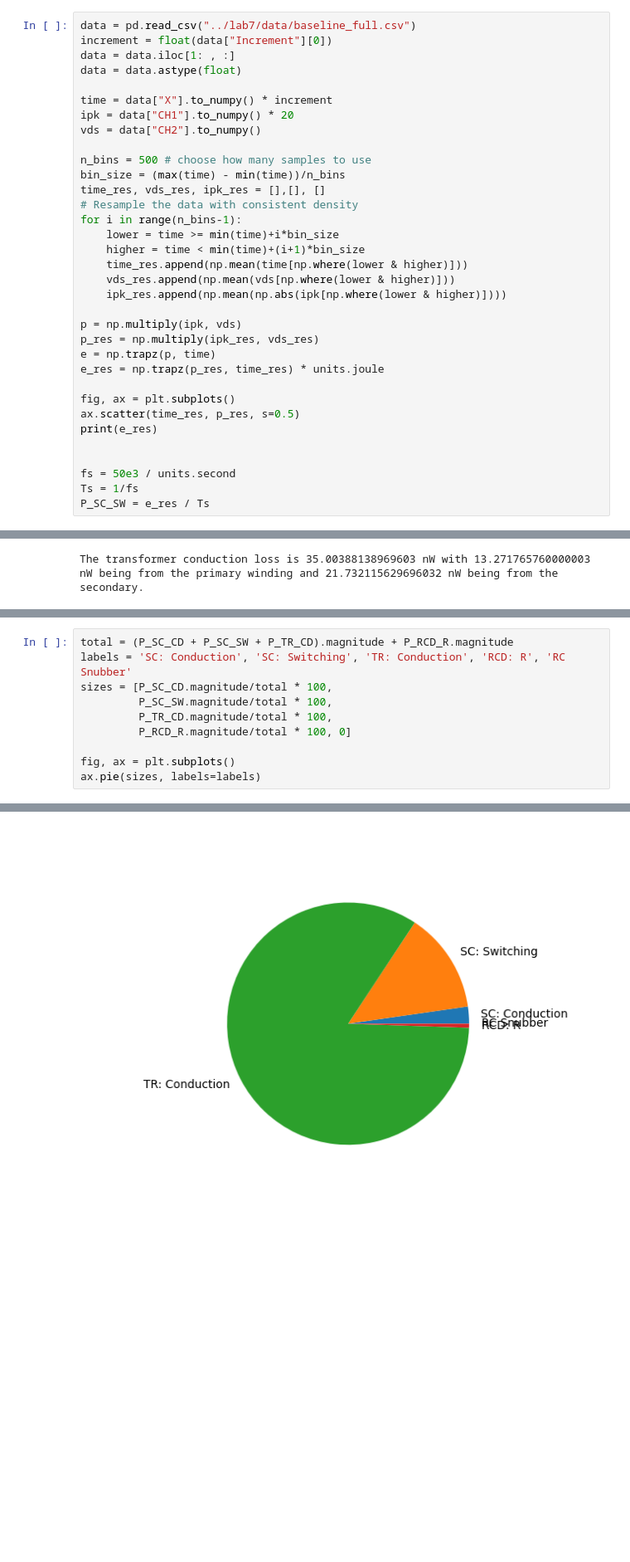
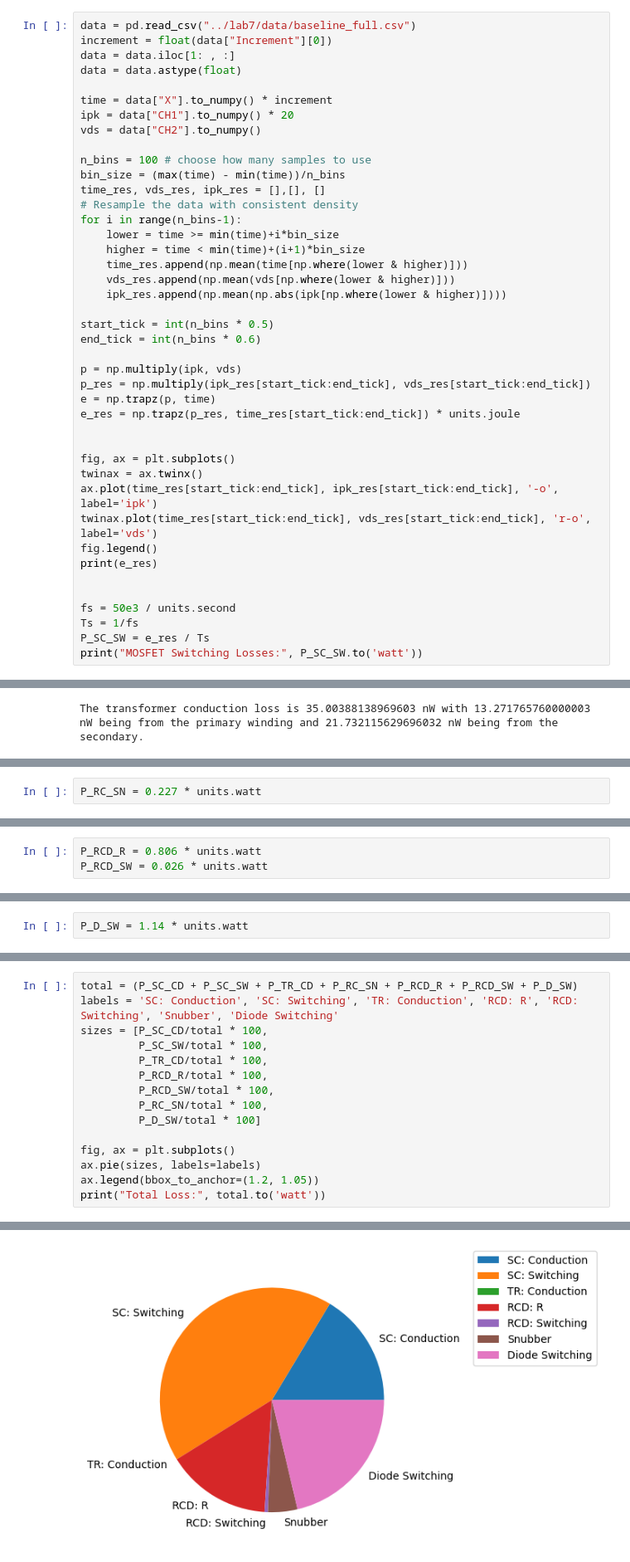
Before and after one commit to lila-smith/power-electronics-spring-2024, a Jupyter notebook: lab8/prelab8.ipynb, the cells around one changed output, grey strips where cells are left out. Shown at 83% size. Cells and saved outputs as stored; diff of their text form; blank space fills up the shorter version.

```diff
--- a/lab8/prelab8.ipynb
+++ b/lab8/prelab8.ipynb
@@ -54,7 +54,7 @@ time = data["X"].to_numpy() * increment
 ipk = data["CH1"].to_numpy() * 20
 vds = data["CH2"].to_numpy()
 
-n_bins = 500 # choose how many samples to use
+n_bins = 100 # choose how many samples to use
 bin_size = (max(time) - min(time))/n_bins
 time_res, vds_res, ipk_res = [],[], []
 # Resample the data with consistent density
@@ -65,17 +65,25 @@ for i in range(n_bins-1):
     vds_res.append(np.mean(vds[np.where(lower & higher)]))
     ipk_res.append(np.mean(np.abs(ipk[np.where(lower & higher)])))
 
+start_tick = int(n_bins * 0.5)
+end_tick = int(n_bins * 0.6)
+
 p = np.multiply(ipk, vds)
-p_res = np.multiply(ipk_res, vds_res)
+p_res = np.multiply(ipk_res[start_tick:end_tick], vds_res[start_tick:end_tick])
 e = np.trapz(p, time)
-e_res = np.trapz(p_res, time_res) * units.joule
+e_res = np.trapz(p_res, time_res[start_tick:end_tick]) * units.joule
+
 
 fig, ax = plt.subplots()
-ax.scatter(time_res, p_res, s=0.5)
+twinax = ax.twinx()
+ax.plot(time_res[start_tick:end_tick], ipk_res[start_tick:end_tick], '-o', label='ipk')
+twinax.plot(time_res[start_tick:end_tick], vds_res[start_tick:end_tick], 'r-o', label='vds')
+fig.legend()
 print(e_res)
 
 
 fs = 50e3 / units.second
 Ts = 1/fs
 P_SC_SW = e_res / Ts
+print("MOSFET Switching Losses:", P_SC_SW.to('watt'))
 # %% [output]
@@ -134,0 +124,2 @@ print(test.to_base_units())
+# %%
+P_RC_SN = 0.227 * units.watt
@@ -134,0 +130,3 @@ print(test.to_base_units())
+# %%
+P_RCD_R = 0.806 * units.watt
+P_RCD_SW = 0.026 * units.watt
@@ -134,0 +136,2 @@ print(test.to_base_units())
+# %%
+P_D_SW = 1.14 * units.watt
@@ -135,11 +140,16 @@ print(test.to_base_units())
 # %%
-total = (P_SC_CD + P_SC_SW + P_TR_CD).magnitude + P_RCD_R.magnitude
-labels = 'SC: Conduction', 'SC: Switching', 'TR: Conduction', 'RCD: R', 'RC Snubber'
-sizes = [P_SC_CD.magnitude/total * 100,
-         P_SC_SW.magnitude/total * 100,
-         P_TR_CD.magnitude/total * 100,
-         P_RCD_R.magnitude/total * 100, 0]
+total = (P_SC_CD + P_SC_SW + P_TR_CD + P_RC_SN + P_RCD_R + P_RCD_SW + P_D_SW)
+labels = 'SC: Conduction', 'SC: Switching', 'TR: Conduction', 'RCD: R', 'RCD: Switching', 'Snubber', 'Diode Switching'
+sizes = [P_SC_CD/total * 100,
+         P_SC_SW/total * 100,
+         P_TR_CD/total * 100,
+         P_RCD_R/total * 100,
+         P_RCD_SW/total * 100,
+         P_RC_SN/total * 100,
+         P_D_SW/total * 100]
 
 fig, ax = plt.subplots()
 ax.pie(sizes, labels=labels)
+ax.legend(bbox_to_anchor=(1.2, 1.05))
+print("Total Loss:", total.to('watt'))
 # %% [output]
@@ -156 +157 @@ ax.pie(sizes, labels=labels)
-[figure, old version]
+[figure, new version]
```
Also changed, not shown: parts of 13 cells of this notebook, 1 other file.
